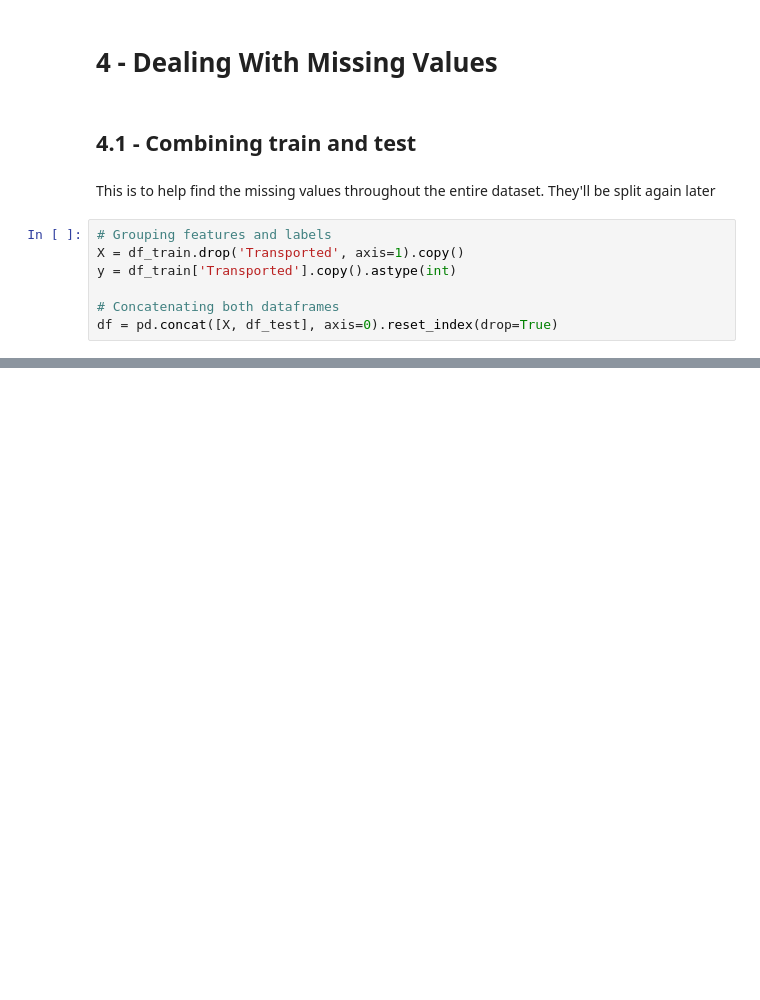
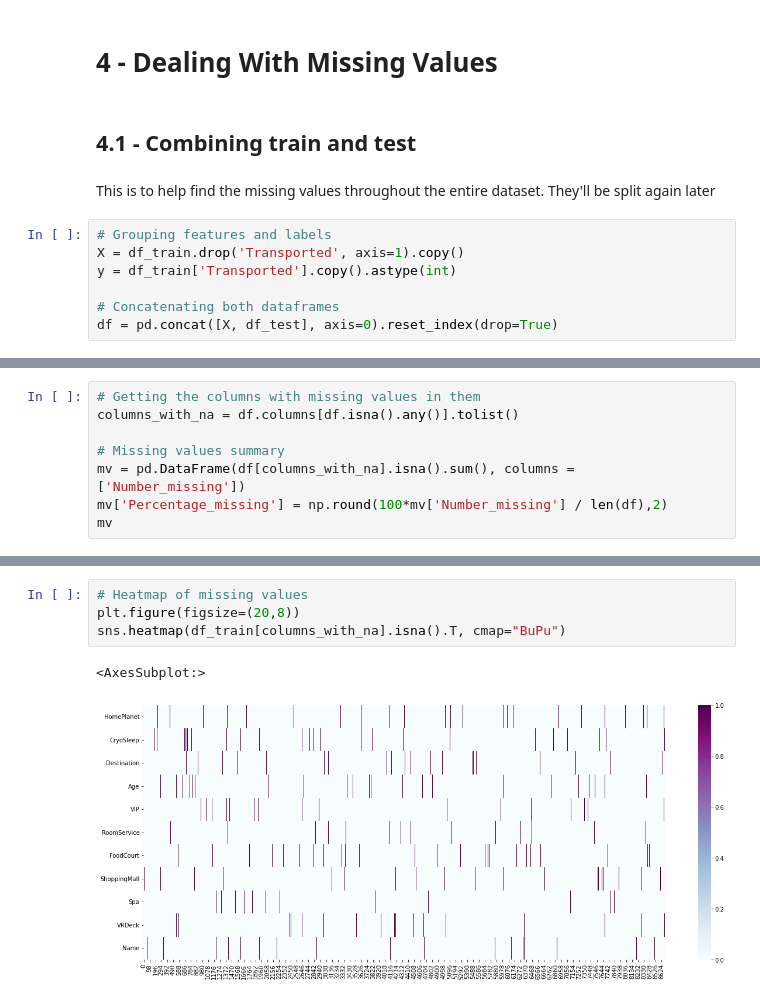
Before and after one commit to pedroheck/training-exercises-for-machine-learning, a Jupyter notebook: Beginner/Spaceship Titanic/main.ipynb, the cells around one changed output, grey strips where cells are left out. Cells and saved outputs as stored; diff of their text form; blank space fills up the shorter version.

Commit message:
Spaceship Titanic: dealing with missing values pt 1

```diff
--- a/Beginner/Spaceship Titanic/main.ipynb
+++ b/Beginner/Spaceship Titanic/main.ipynb
@@ -346,0 +350,8 @@ df.head()
+# %%
+# Getting the columns with missing values in them
+columns_with_na = df.columns[df.isna().any()].tolist()
+
+# Missing values summary
+mv = pd.DataFrame(df[columns_with_na].isna().sum(), columns = ['Number_missing'])
+mv['Percentage_missing'] = np.round(100*mv['Number_missing'] / len(df),2)
+mv
@@ -346,0 +371,7 @@ df.head()
+# %%
+# Heatmap of missing values
+plt.figure(figsize=(20,8))
+sns.heatmap(df_train[columns_with_na].isna().T, cmap="BuPu")
+# %% [output]
+<AxesSubplot:>
+[figure, added]
```
Also changed, not shown: parts of 17 cells of this notebook.
